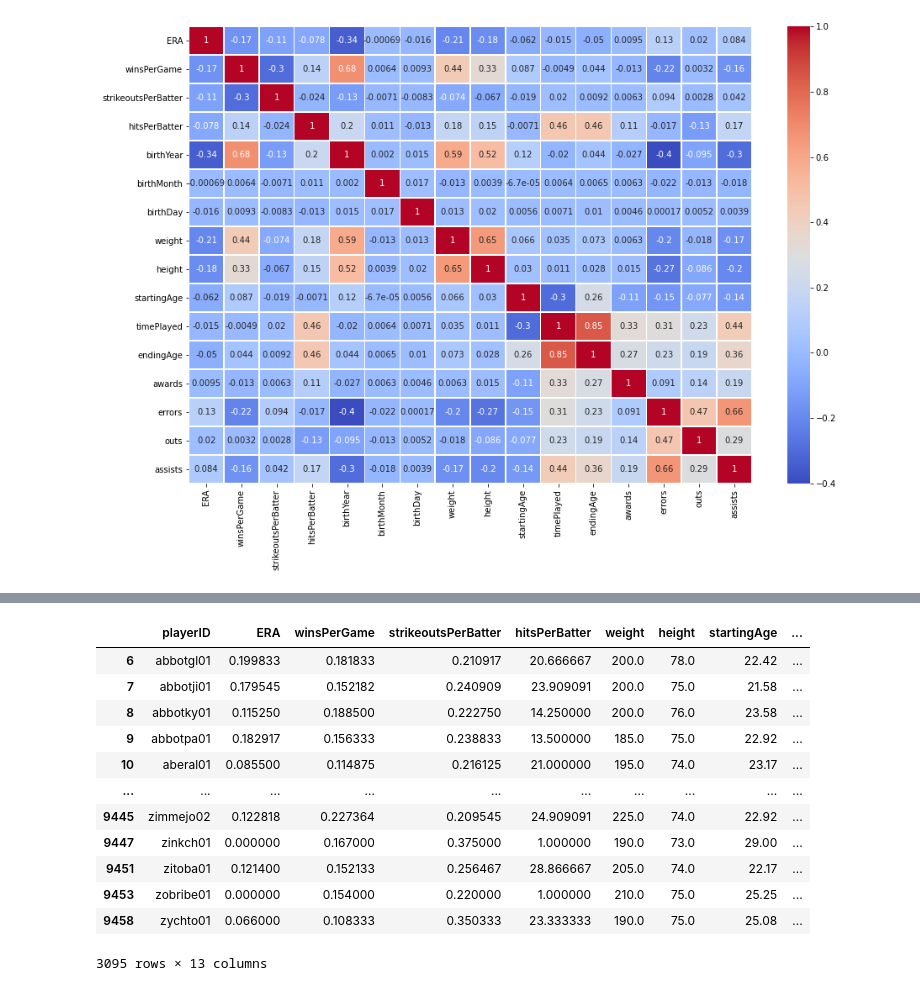
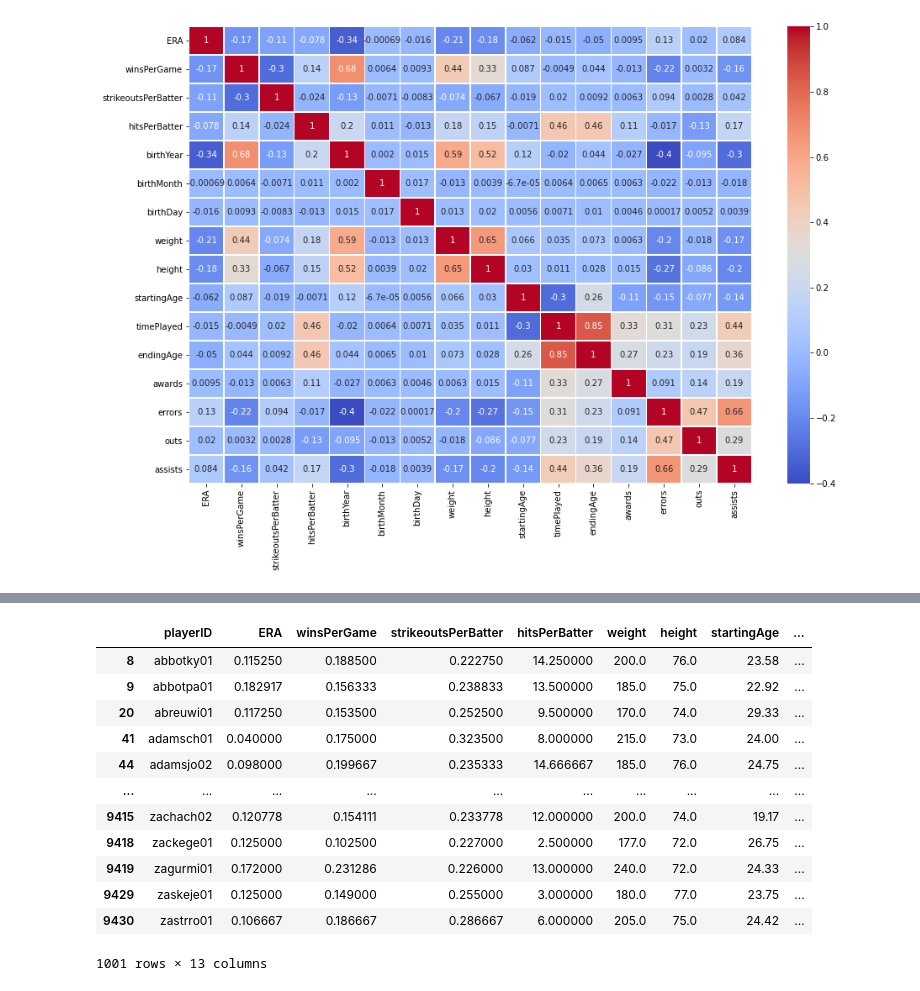
Before and after one commit to aradaha/Baseball-Stats-Project, a Jupyter notebook: Capstone2.ipynb, the cells around one changed output, grey strips where cells are left out. Drawn from its saved outputs; the diff is of its cells as text; code cells hidden in the pictures.

```diff
--- a/Capstone2.ipynb
+++ b/Capstone2.ipynb
@@ -77,22 +68,26 @@ Pitcher.head()
 # %%
-# Now I'm deciding which players are best by using several stats
+# Now I'm deciding which pitchers are best by using reasonable cutoffs for several stats
 Pitcher2 = Pitcher.copy()
 Pitcher2['ERA'] = Pitcher2['ERA'].where(Pitcher2['ERA'] < 0.2, np.NaN)
-Pitcher2['strikeoutsPerBatter'] = Pitcher2['strikeoutsPerBatter'].where(Pitcher2['strikeoutsPerBatter'] > 0.2, np.NaN)
+Pitcher2['ERA'] = Pitcher2['ERA'].where(Pitcher2['ERA'] != 0, np.NaN)
+Pitcher2['strikeoutsPerBatter'] = Pitcher2['strikeoutsPerBatter'].where(Pitcher2['strikeoutsPerBatter'] > 0.21, np.NaN)
 Pitcher2['winsPerGame'] = Pitcher2['winsPerGame'].where(Pitcher2['winsPerGame'] > 0.1, np.NaN)
-Pitcher2['hitsPerBatter'] = Pitcher2['hitsPerBatter'].where(Pitcher2['hitsPerBatter'] < 30, np.NaN)
+Pitcher2['winsPerGame'] = Pitcher2['winsPerGame'].where(Pitcher2['winsPerGame'] != 1, np.NaN)
+Pitcher2['hitsPerBatter'] = Pitcher2['hitsPerBatter'].where(Pitcher2['hitsPerBatter'] < 15, np.NaN)
+Pitcher2['errors'] = Pitcher2['errors'].where(Pitcher2['errors'] < 15, np.NaN)
+Pitcher2['assists'] = Pitcher2['assists'].where(Pitcher2['assists'] > 0.1, np.NaN)
 Pitcher2.dropna()
 # %% [output]
 |  | playerID | ERA | winsPerGame | strikeoutsPerBatter | hitsPerBatter | weight | height | startingAge | ... |
-| 6 | abbotgl01 | 0.199833 | 0.181833 | 0.210917 | 20.666667 | 200.0 | 78.0 | 22.42 | ... |
-| 7 | abbotji01 | 0.179545 | 0.152182 | 0.240909 | 23.909091 | 200.0 | 75.0 | 21.58 | ... |
 | 8 | abbotky01 | 0.115250 | 0.188500 | 0.222750 | 14.250000 | 200.0 | 76.0 | 23.58 | ... |
 | 9 | abbotpa01 | 0.182917 | 0.156333 | 0.238833 | 13.500000 | 185.0 | 75.0 | 22.92 | ... |
-| 10 | aberal01 | 0.085500 | 0.114875 | 0.216125 | 21.000000 | 195.0 | 74.0 | 23.17 | ... |
+| 20 | abreuwi01 | 0.117250 | 0.153500 | 0.252500 | 9.500000 | 170.0 | 74.0 | 29.33 | ... |
+| 41 | adamsch01 | 0.040000 | 0.175000 | 0.323500 | 8.000000 | 215.0 | 73.0 | 24.00 | ... |
+| 44 | adamsjo02 | 0.098000 | 0.199667 | 0.235333 | 14.666667 | 185.0 | 76.0 | 24.75 | ... |
 | ... | ... | ... | ... | ... | ... | ... | ... | ... | ... |
-| 9445 | zimmejo02 | 0.122818 | 0.227364 | 0.209545 | 24.909091 | 225.0 | 74.0 | 22.92 | ... |
-| 9447 | zinkch01 | 0.000000 | 0.167000 | 0.375000 | 1.000000 | 190.0 | 73.0 | 29.00 | ... |
-| 9451 | zitoba01 | 0.121400 | 0.152133 | 0.256467 | 28.866667 | 205.0 | 74.0 | 22.17 | ... |
-| 9453 | zobribe01 | 0.000000 | 0.154000 | 0.220000 | 1.000000 | 210.0 | 75.0 | 25.25 | ... |
-| 9458 | zychto01 | 0.066000 | 0.108333 | 0.350333 | 23.333333 | 190.0 | 75.0 | 25.08 | ... |
+| 9415 | zachach02 | 0.120778 | 0.154111 | 0.233778 | 12.000000 | 200.0 | 74.0 | 19.17 | ... |
+| 9418 | zackege01 | 0.125000 | 0.102500 | 0.227000 | 2.500000 | 177.0 | 72.0 | 26.75 | ... |
+| 9419 | zagurmi01 | 0.172000 | 0.231286 | 0.226000 | 13.000000 | 240.0 | 72.0 | 24.33 | ... |
+| 9429 | zaskeje01 | 0.125000 | 0.149000 | 0.255000 | 3.000000 | 180.0 | 77.0 | 23.75 | ... |
+| 9430 | zastrro01 | 0.106667 | 0.186667 | 0.286667 | 6.000000 | 205.0 | 75.0 | 24.42 | ... |
-3095 rows × 13 columns
+1001 rows × 13 columns
```
Also changed, not shown: parts of 3 cells of this notebook.
